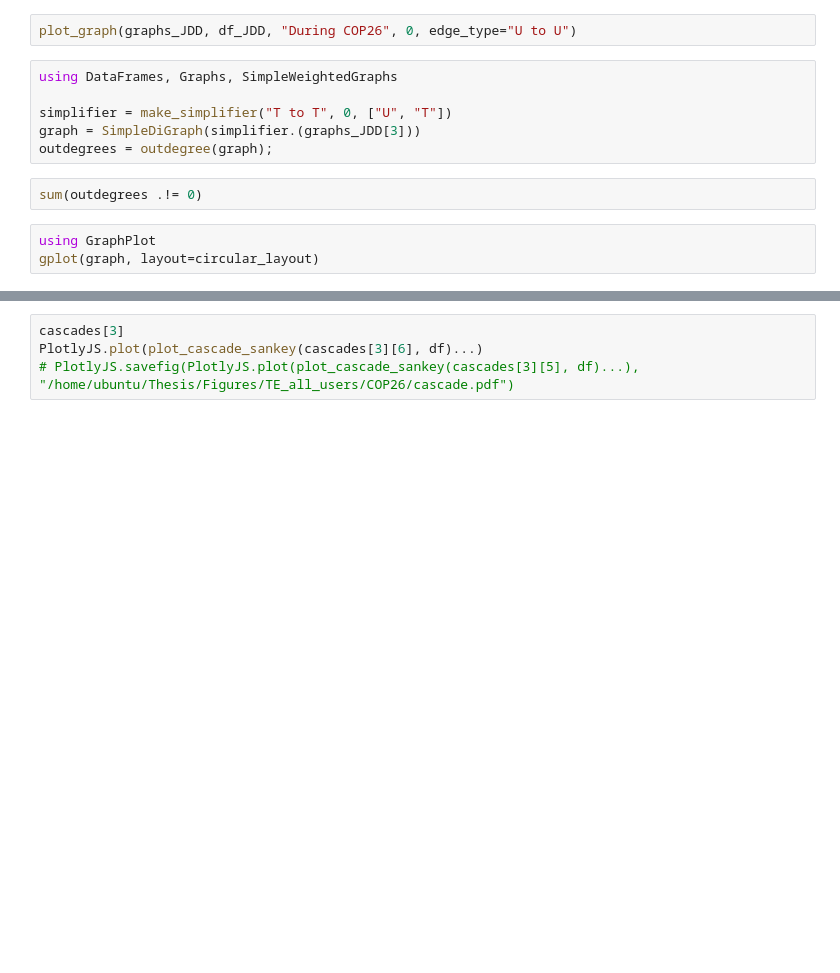
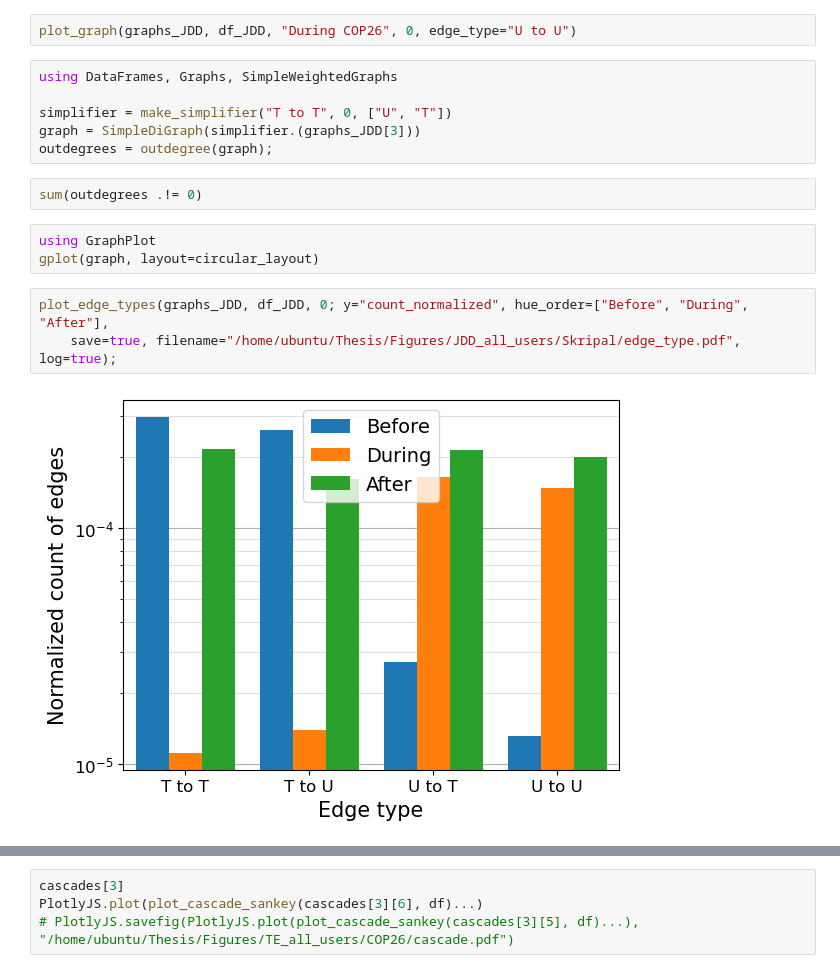
Before and after one commit to Cyrilvallez/Measuring-Influence-Twitter, a Jupyter notebook: Julia/Notebooks/Process3.ipynb, the cells around one changed output, grey strips where cells are left out. Saved outputs shown, nothing was run; the diff lists cells and outputs as text; blank space fills up the shorter version.

Commit message:
figures

```diff
--- a/Julia/Notebooks/Process3.ipynb
+++ b/Julia/Notebooks/Process3.ipynb
@@ -65,5 +81,10 @@ sum(outdegrees .!= 0)
 # %%
 using GraphPlot
 gplot(graph, layout=circular_layout)
+# %%
+plot_edge_types(graphs_JDD, df_JDD, 0; y="count_normalized", hue_order=["Before", "During", "After"],
+    save=true, filename="/home/ubuntu/Thesis/Figures/JDD_all_users/Skripal/edge_type.pdf", log=true);
+# %% [output]
+[figure, added]
 # %%
 plot_edge_types(graphs_TE, df_TE, 0; y="count_normalized", hue_order=["Before", "During", "After"],
```
Also changed, not shown: parts of 8 cells of this notebook, 12 other files.
